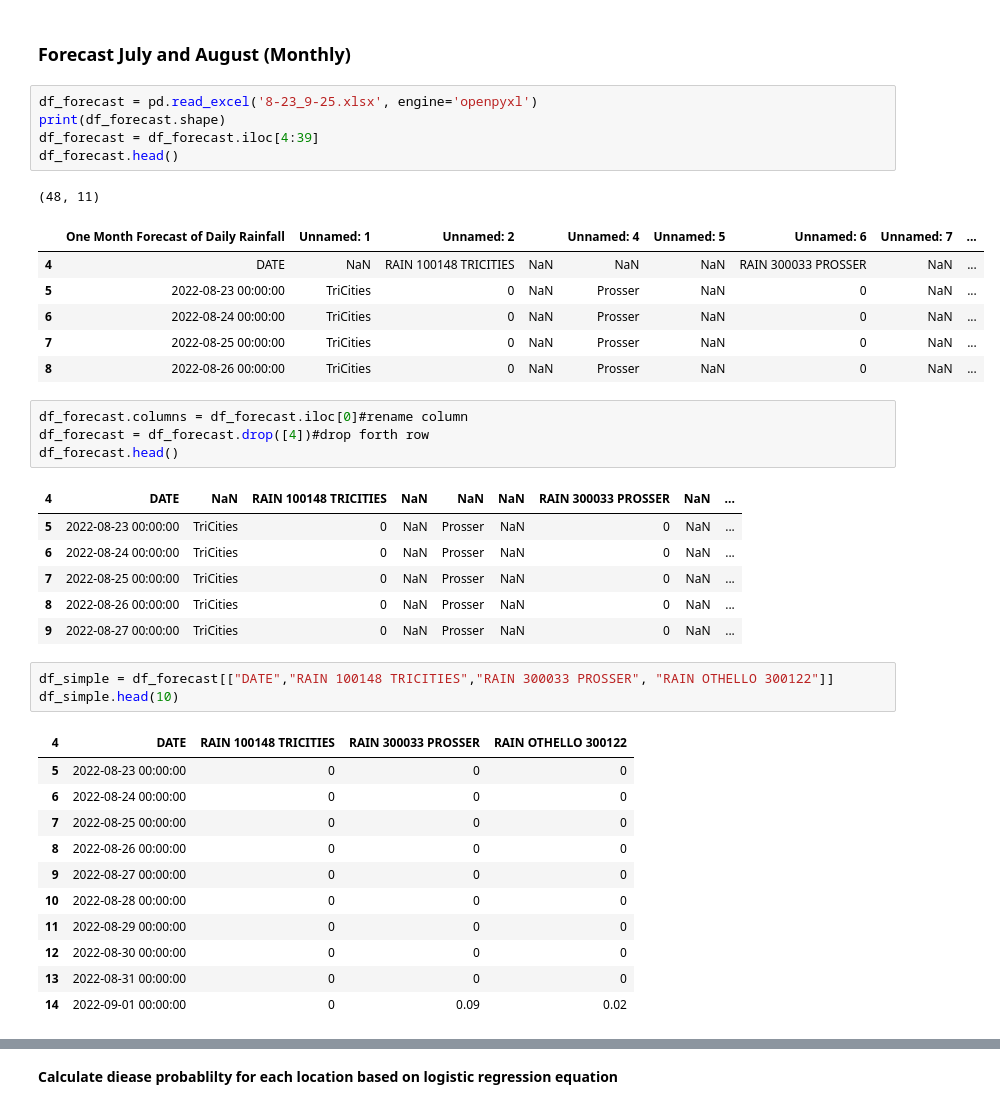
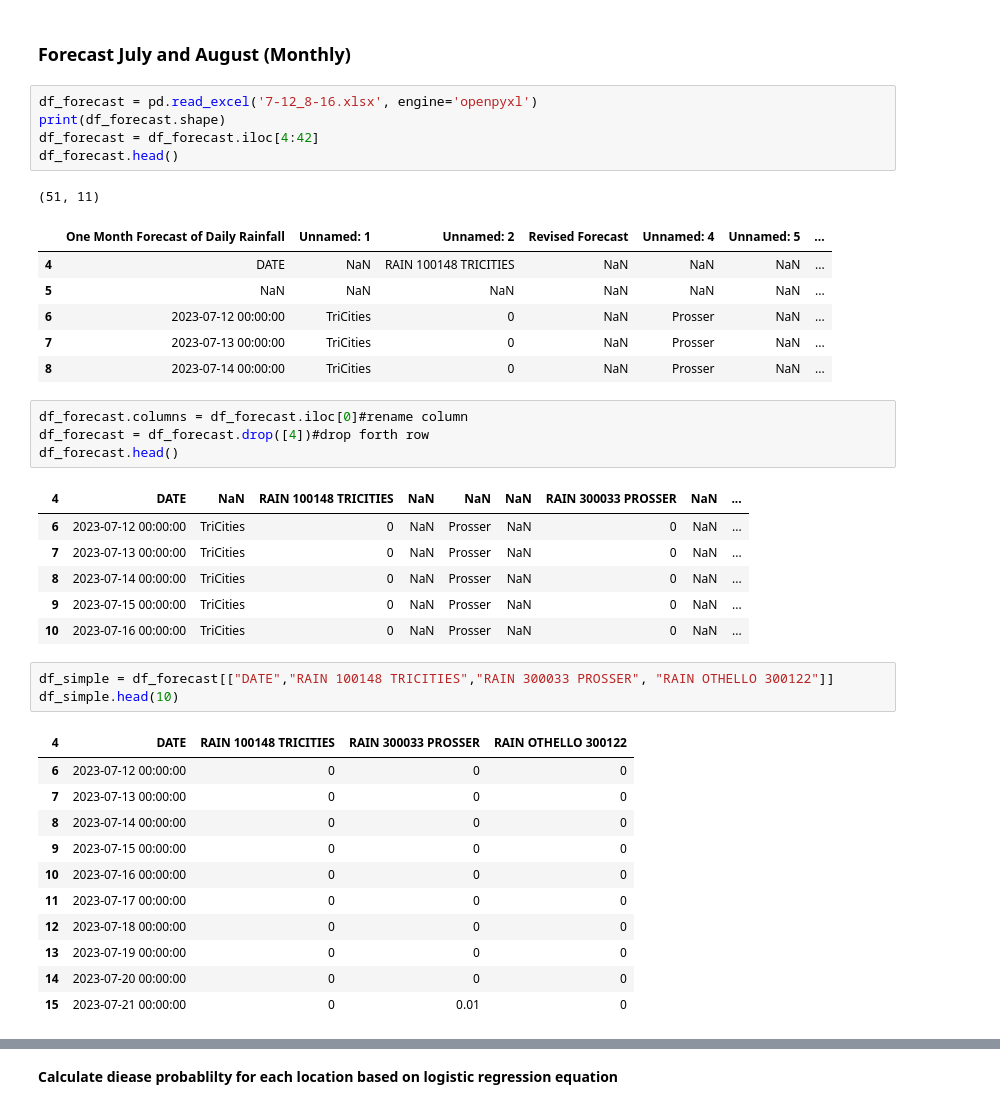
Before and after one commit to d-linnard/LateBlight, a Jupyter notebook: Scripts/Lateblight_2023_JA.ipynb, the cells around one changed output, grey strips where cells are left out. Cells and saved outputs as stored; diff of their text form.

```diff
--- a/Scripts/Lateblight_2023_JA.ipynb
+++ b/Scripts/Lateblight_2023_JA.ipynb
@@ -262,44 +262,44 @@ RD_Aug_Tricities= 0
 # %% [markdown]
 ### Forecast July and August (Monthly)
 # %%
-df_forecast = pd.read_excel('8-23_9-25.xlsx', engine='openpyxl')
+df_forecast = pd.read_excel('7-12_8-16.xlsx', engine='openpyxl')
 print(df_forecast.shape)
-df_forecast = df_forecast.iloc[4:39]
+df_forecast = df_forecast.iloc[4:42]
 df_forecast.head()
 # %% [output]
-(48, 11)
+(51, 11)
-|  | One Month Forecast of Daily Rainfall | Unnamed: 1 | Unnamed: 2 |  | Unnamed: 4 | Unnamed: 5 | Unnamed: 6 | Unnamed: 7 | ... |
-| 4 | DATE | NaN | RAIN 100148 TRICITIES | NaN | NaN | NaN | RAIN 300033 PROSSER | NaN | ... |
-| 5 | 2022-08-23 00:00:00 | TriCities | 0 | NaN | Prosser | NaN | 0 | NaN | ... |
-| 6 | 2022-08-24 00:00:00 | TriCities | 0 | NaN | Prosser | NaN | 0 | NaN | ... |
-| 7 | 2022-08-25 00:00:00 | TriCities | 0 | NaN | Prosser | NaN | 0 | NaN | ... |
-| 8 | 2022-08-26 00:00:00 | TriCities | 0 | NaN | Prosser | NaN | 0 | NaN | ... |
+|  | One Month Forecast of Daily Rainfall | Unnamed: 1 | Unnamed: 2 | Revised Forecast | Unnamed: 4 | Unnamed: 5 | ... |
+| 4 | DATE | NaN | RAIN 100148 TRICITIES | NaN | NaN | NaN | ... |
+| 5 | NaN | NaN | NaN | NaN | NaN | NaN | ... |
+| 6 | 2023-07-12 00:00:00 | TriCities | 0 | NaN | Prosser | NaN | ... |
+| 7 | 2023-07-13 00:00:00 | TriCities | 0 | NaN | Prosser | NaN | ... |
+| 8 | 2023-07-14 00:00:00 | TriCities | 0 | NaN | Prosser | NaN | ... |
 # %%
 df_forecast.columns = df_forecast.iloc[0]#rename column
 df_forecast = df_forecast.drop([4])#drop forth row
 df_forecast.head()
 # %% [output]
 | 4 | DATE | NaN | RAIN 100148 TRICITIES | NaN | NaN | NaN | RAIN 300033 PROSSER | NaN | ... |
-| 5 | 2022-08-23 00:00:00 | TriCities | 0 | NaN | Prosser | NaN | 0 | NaN | ... |
-| 6 | 2022-08-24 00:00:00 | TriCities | 0 | NaN | Prosser | NaN | 0 | NaN | ... |
-| 7 | 2022-08-25 00:00:00 | TriCities | 0 | NaN | Prosser | NaN | 0 | NaN | ... |
-| 8 | 2022-08-26 00:00:00 | TriCities | 0 | NaN | Prosser | NaN | 0 | NaN | ... |
-| 9 | 2022-08-27 00:00:00 | TriCities | 0 | NaN | Prosser | NaN | 0 | NaN | ... |
+| 6 | 2023-07-12 00:00:00 | TriCities | 0 | NaN | Prosser | NaN | 0 | NaN | ... |
+| 7 | 2023-07-13 00:00:00 | TriCities | 0 | NaN | Prosser | NaN | 0 | NaN | ... |
+| 8 | 2023-07-14 00:00:00 | TriCities | 0 | NaN | Prosser | NaN | 0 | NaN | ... |
+| 9 | 2023-07-15 00:00:00 | TriCities | 0 | NaN | Prosser | NaN | 0 | NaN | ... |
+| 10 | 2023-07-16 00:00:00 | TriCities | 0 | NaN | Prosser | NaN | 0 | NaN | ... |
 # %%
 df_simple = df_forecast[["DATE","RAIN 100148 TRICITIES","RAIN 300033 PROSSER", "RAIN OTHELLO 300122"]]
 df_simple.head(10)
 # %% [output]
 | 4 | DATE | RAIN 100148 TRICITIES | RAIN 300033 PROSSER | RAIN OTHELLO 300122 |
-| 5 | 2022-08-23 00:00:00 | 0 | 0 | 0 |
-| 6 | 2022-08-24 00:00:00 | 0 | 0 | 0 |
-| 7 | 2022-08-25 00:00:00 | 0 | 0 | 0 |
-| 8 | 2022-08-26 00:00:00 | 0 | 0 | 0 |
-| 9 | 2022-08-27 00:00:00 | 0 | 0 | 0 |
-| 10 | 2022-08-28 00:00:00 | 0 | 0 | 0 |
-| 11 | 2022-08-29 00:00:00 | 0 | 0 | 0 |
-| 12 | 2022-08-30 00:00:00 | 0 | 0 | 0 |
-| 13 | 2022-08-31 00:00:00 | 0 | 0 | 0 |
-| 14 | 2022-09-01 00:00:00 | 0 | 0.09 | 0.02 |
+| 6 | 2023-07-12 00:00:00 | 0 | 0 | 0 |
+| 7 | 2023-07-13 00:00:00 | 0 | 0 | 0 |
+| 8 | 2023-07-14 00:00:00 | 0 | 0 | 0 |
+| 9 | 2023-07-15 00:00:00 | 0 | 0 | 0 |
+| 10 | 2023-07-16 00:00:00 | 0 | 0 | 0 |
+| 11 | 2023-07-17 00:00:00 | 0 | 0 | 0 |
+| 12 | 2023-07-18 00:00:00 | 0 | 0 | 0 |
+| 13 | 2023-07-19 00:00:00 | 0 | 0 | 0 |
+| 14 | 2023-07-20 00:00:00 | 0 | 0 | 0 |
+| 15 | 2023-07-21 00:00:00 | 0 | 0.01 | 0 |
 # %%
 df_simple = df_simple.rename(columns={"RAIN 100148 TRICITIES": "TriCities",
                           "RAIN 300033 PROSSER": "Prosser",
```
Also changed, not shown: parts of 19 cells of this notebook, 6 other files.
